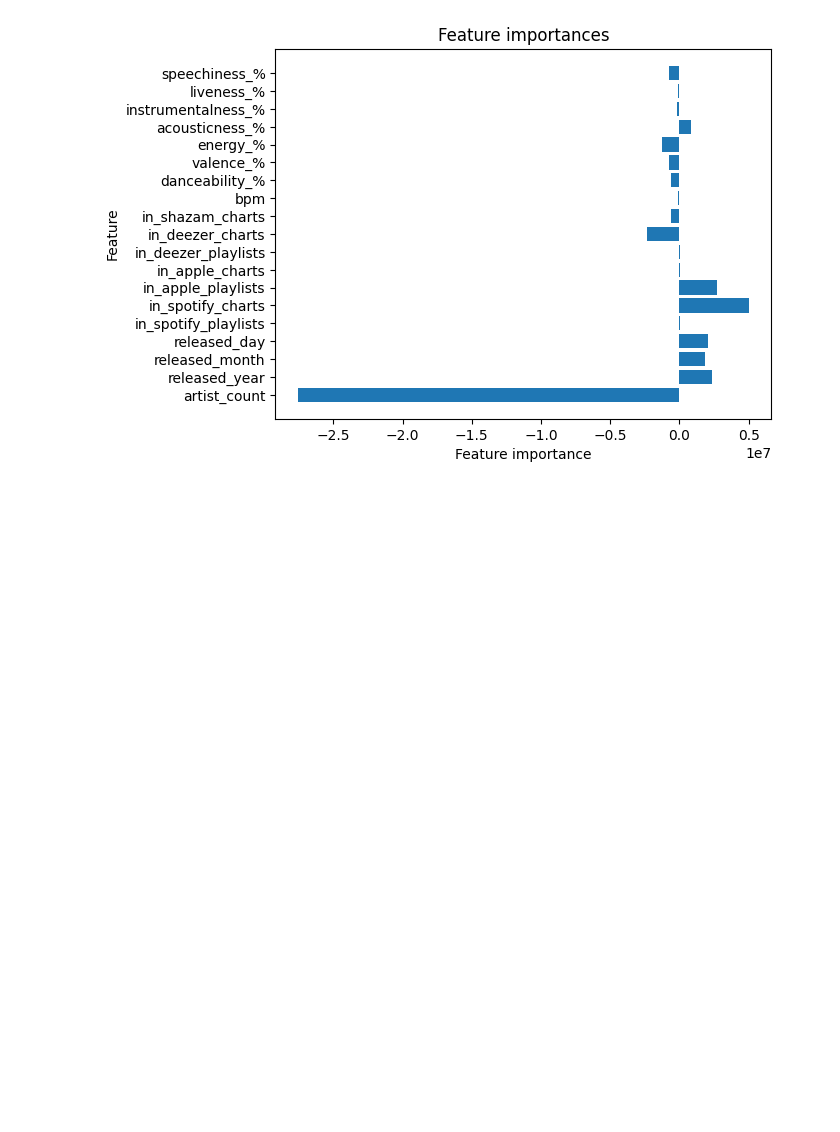
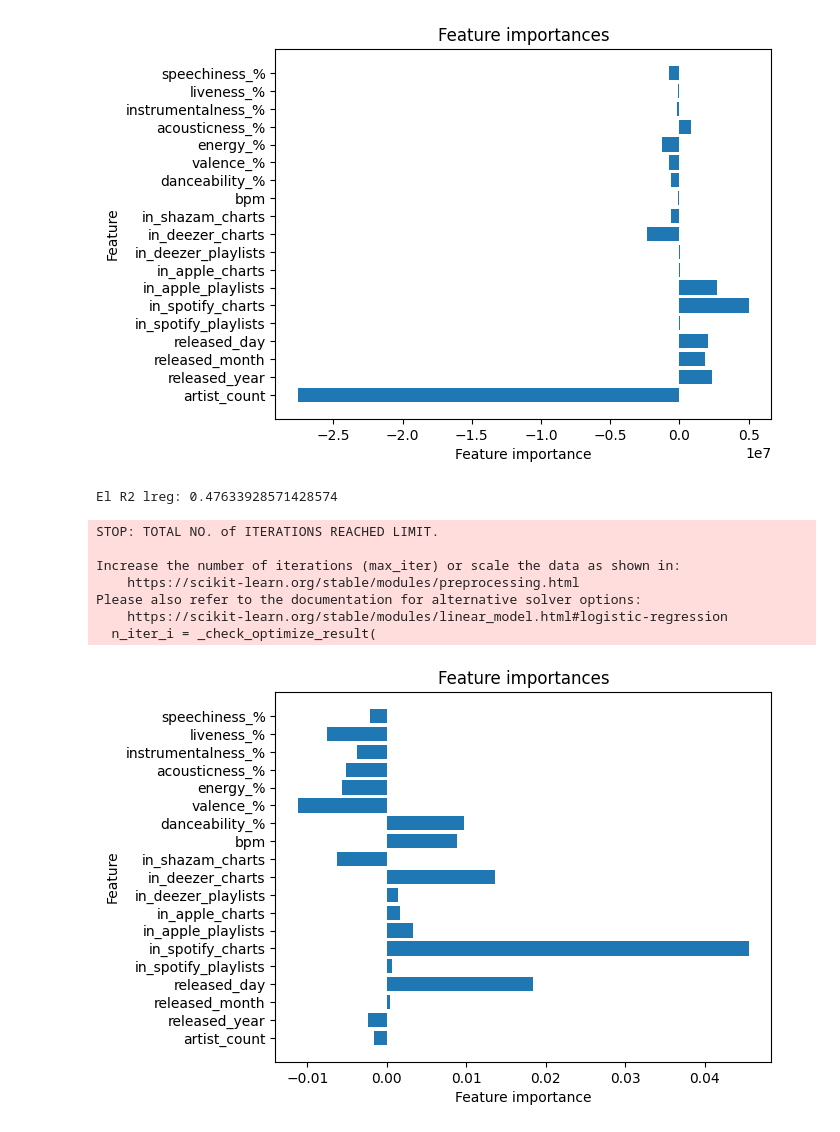
Before and after one commit to Alvaro-Olivie/Proyecto_VD, a Jupyter notebook: Prueba_Intertrimestral/Prueba_intertrimestral_18102023.ipynb, the cells around one changed output. Drawn from its saved outputs; the diff is of its cells as text; code cells hidden in the pictures; blank space fills up the shorter version.

```diff
--- a/Prueba_Intertrimestral/Prueba_intertrimestral_18102023.ipynb
+++ b/Prueba_Intertrimestral/Prueba_intertrimestral_18102023.ipynb
@@ -363,3 +325,27 @@ plt.show()
 # %% [output]
 El R2 lr: 0.7229380784007834
 [figure]
+# %%
+target = target > target.mean()
+lreg = LogisticRegression()
+lreg.fit(features, target)
+plreg = lreg.predict(features)
+r2 = r2_score(target, plreg)
+print('El R2 lreg:', r2)
+
+plt.figure()
+plt.title("Feature importances")
+plt.barh(features.columns, lreg.coef_[0])
+plt.xlabel("Feature importance")
+plt.ylabel("Feature")
+plt.show()
+# %% [output]
+El R2 lreg: 0.47633928571428574
+STOP: TOTAL NO. of ITERATIONS REACHED LIMIT.
+
+Increase the number of iterations (max_iter) or scale the data as shown in:
+    https://scikit-learn.org/stable/modules/preprocessing.html
+Please also refer to the documentation for alternative solver options:
+    https://scikit-learn.org/stable/modules/linear_model.html#logistic-regression
+  n_iter_i = _check_optimize_result(
+[figure, added]
```
Also changed, not shown: parts of 2 cells of this notebook.
